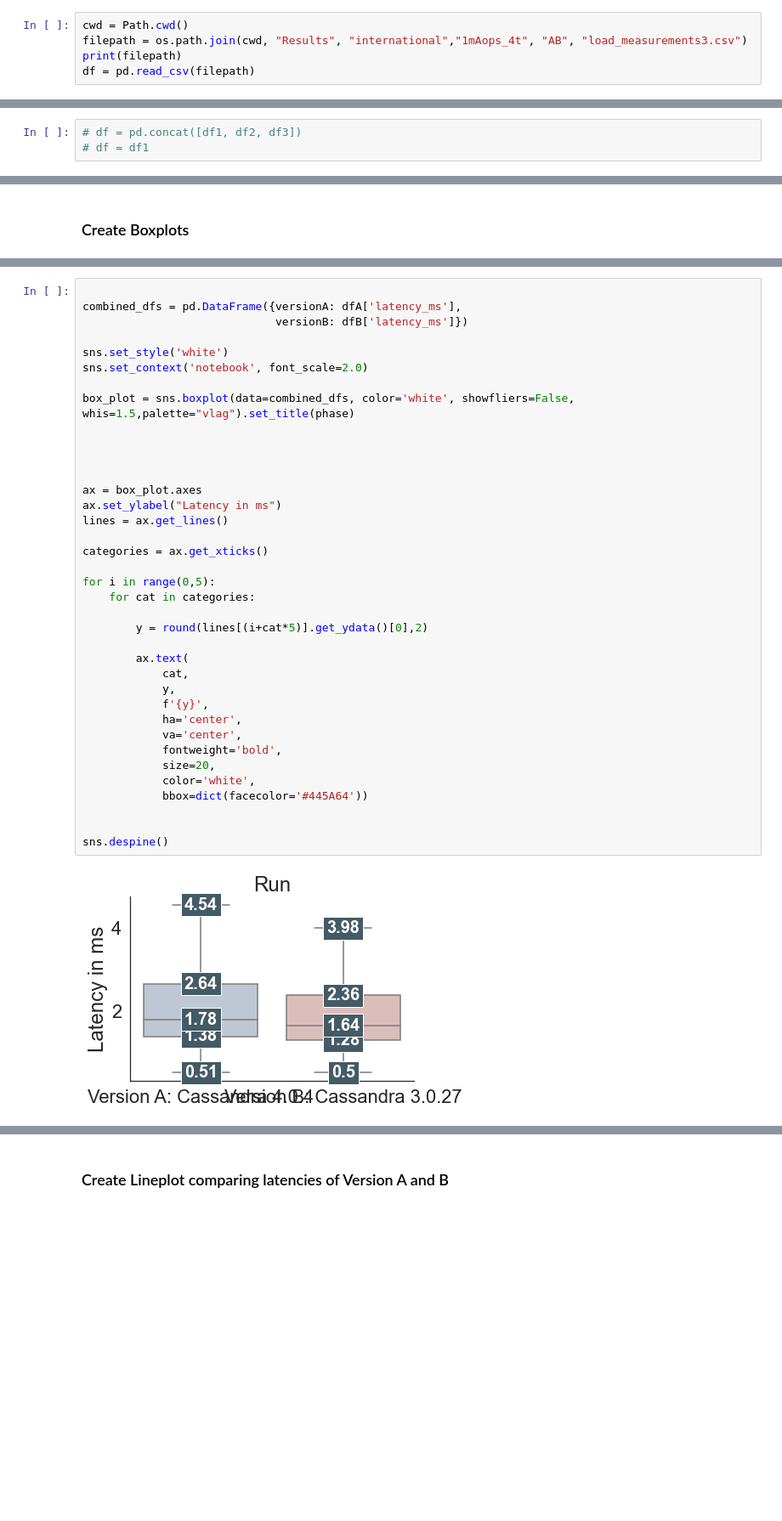
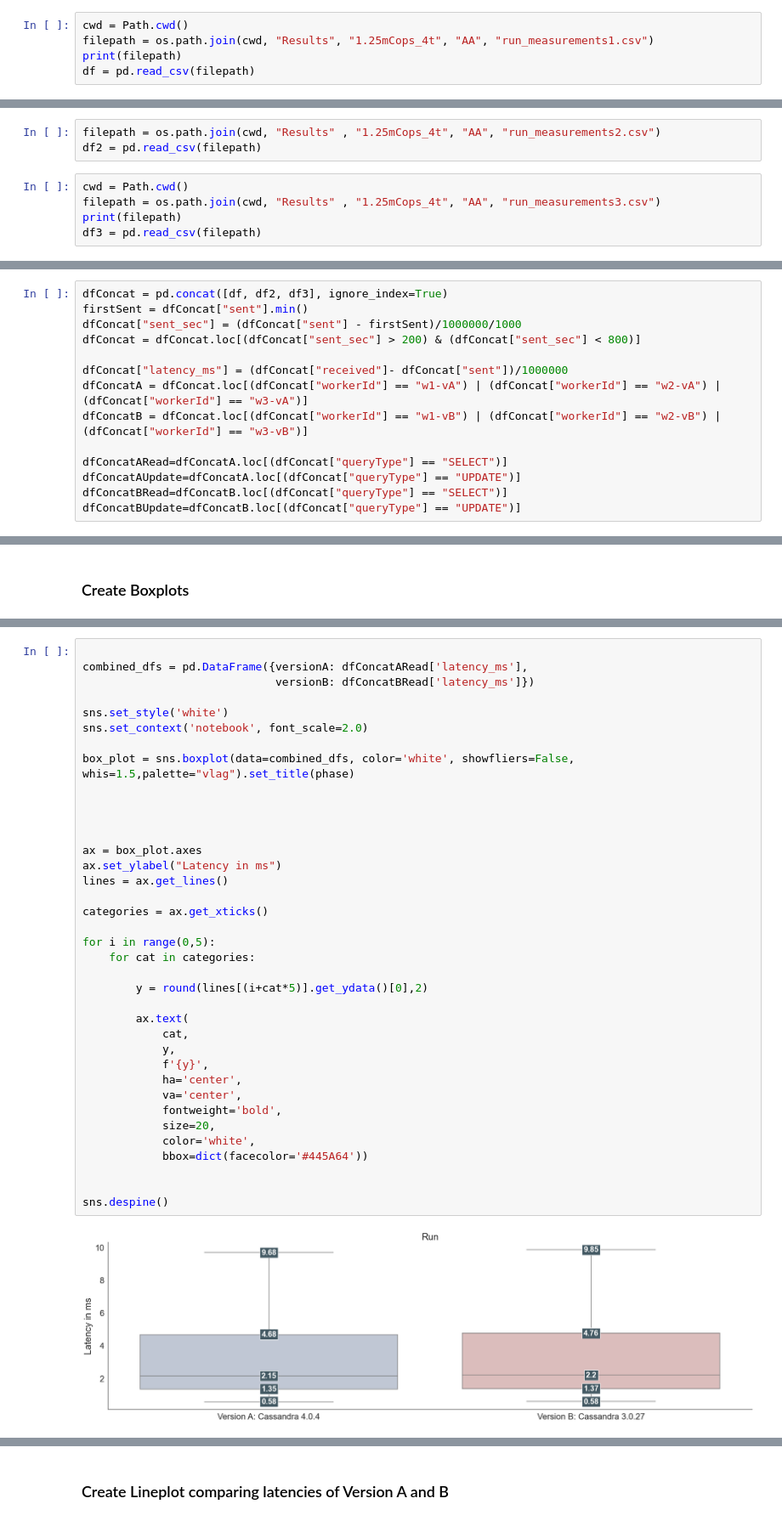
Before and after one commit to FelixMedicusf/DuetBenchmarking, a Jupyter notebook: Results/Result Evaluation.ipynb, the cells around one changed output, grey strips where cells are left out. Shown at 85% size. Cells and saved outputs as stored; diff of their text form; blank space fills up the shorter version.

Commit message:
created plots

```diff
--- a/Results/Result Evaluation.ipynb
+++ b/Results/Result Evaluation.ipynb
@@ -23,7 +13,7 @@ from pathlib import Path
 ### Import Benchmarking Measurements as csv file and create Pandas Dataframe for further Analysis
 # %%
 cwd = Path.cwd()
-filepath = os.path.join(cwd, "Results", "international","1mAops_4t", "AB", "load_measurements3.csv")
+filepath = os.path.join(cwd, "Results", "1.25mCops_4t", "AA", "run_measurements1.csv")
 print(filepath)
 df = pd.read_csv(filepath)
 # %% [output]
@@ -30,0 +21,8 @@ C:\Users\Felix Medicus\Desktop\Thesis_MCC\DuetBenchmarking\Results\Results\inter
+# %%
+filepath = os.path.join(cwd, "Results" , "1.25mCops_4t", "AA", "run_measurements2.csv")
+df2 = pd.read_csv(filepath)
+# %%
+cwd = Path.cwd()
+filepath = os.path.join(cwd, "Results" , "1.25mCops_4t", "AA", "run_measurements3.csv")
+print(filepath)
+df3 = pd.read_csv(filepath)
@@ -31,3 +31,14 @@ C:\Users\Felix Medicus\Desktop\Thesis_MCC\DuetBenchmarking\Results\Results\inter
 # %%
-# df = pd.concat([df1, df2, df3])
-# df = df1
+dfConcat = pd.concat([df, df2, df3], ignore_index=True)
+firstSent = dfConcat["sent"].min()
+dfConcat["sent_sec"] = (dfConcat["sent"] - firstSent)/1000000/1000
+dfConcat = dfConcat.loc[(dfConcat["sent_sec"] > 200) & (dfConcat["sent_sec"] < 800)]
+
+dfConcat["latency_ms"] = (dfConcat["received"]- dfConcat["sent"])/1000000
+dfConcatA = dfConcat.loc[(dfConcat["workerId"] == "w1-vA") | (dfConcat["workerId"] == "w2-vA") | (dfConcat["workerId"] == "w3-vA")]
+dfConcatB = dfConcat.loc[(dfConcat["workerId"] == "w1-vB") | (dfConcat["workerId"] == "w2-vB") | (dfConcat["workerId"] == "w3-vB")]
+
+dfConcatARead=dfConcatA.loc[(dfConcat["queryType"] == "SELECT")]
+dfConcatAUpdate=dfConcatA.loc[(dfConcat["queryType"] == "UPDATE")]
+dfConcatBRead=dfConcatB.loc[(dfConcat["queryType"] == "SELECT")]
+dfConcatBUpdate=dfConcatB.loc[(dfConcat["queryType"] == "UPDATE")]
@@ -239,7 +355,7 @@ print(len(dfA))
 # %%
 
-combined_dfs = pd.DataFrame({versionA: dfA['latency_ms'],
-                             versionB: dfB['latency_ms']})
+combined_dfs = pd.DataFrame({versionA: dfConcatARead['latency_ms'],
+                             versionB: dfConcatBRead['latency_ms']})
 
 sns.set_style('white')
 sns.set_context('notebook', font_scale=2.0)
@@ -247,34 +363,34 @@ sns.set_context('notebook', font_scale=2.0)
 box_plot = sns.boxplot(data=combined_dfs, color='white', showfliers=False, whis=1.5,palette="vlag").set_title(phase)
 
 
 
 
 ax = box_plot.axes
 ax.set_ylabel("Latency in ms")
 lines = ax.get_lines()
 
 categories = ax.get_xticks()
 
 for i in range(0,5):
     for cat in categories:
 
         y = round(lines[(i+cat*5)].get_ydata()[0],2)
 
         ax.text(
             cat,
             y,
             f'{y}',
             ha='center',
             va='center',
             fontweight='bold',
             size=20,
             color='white',
             bbox=dict(facecolor='#445A64'))
 
 
 sns.despine()
 # %% [output]
-[figure, old version]
+[figure, new version]
 # %%
 sns.set_context("notebook")
 sns.set(rc={'figure.figsize':(30,8)})
```
Also changed, not shown: parts of 39 cells of this notebook, 2 other files.
